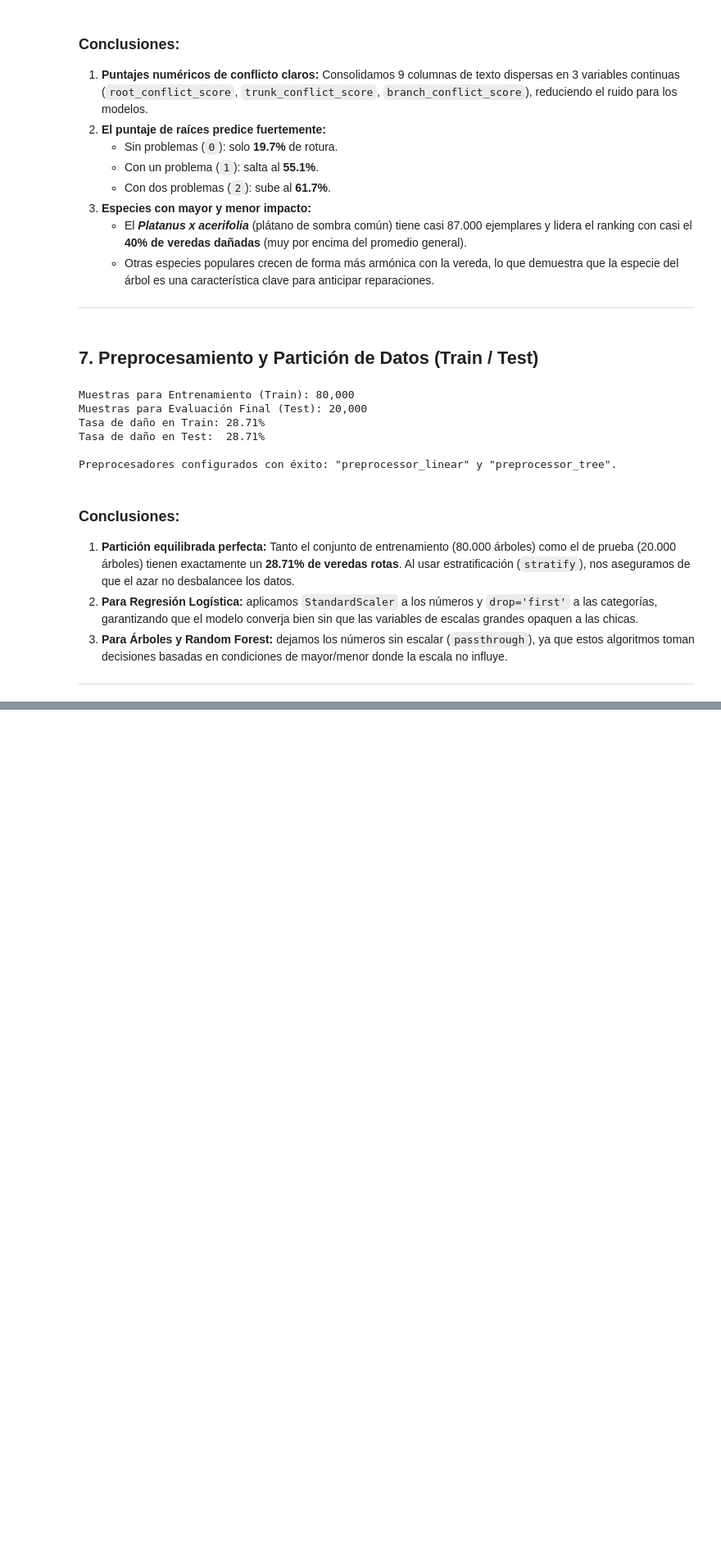
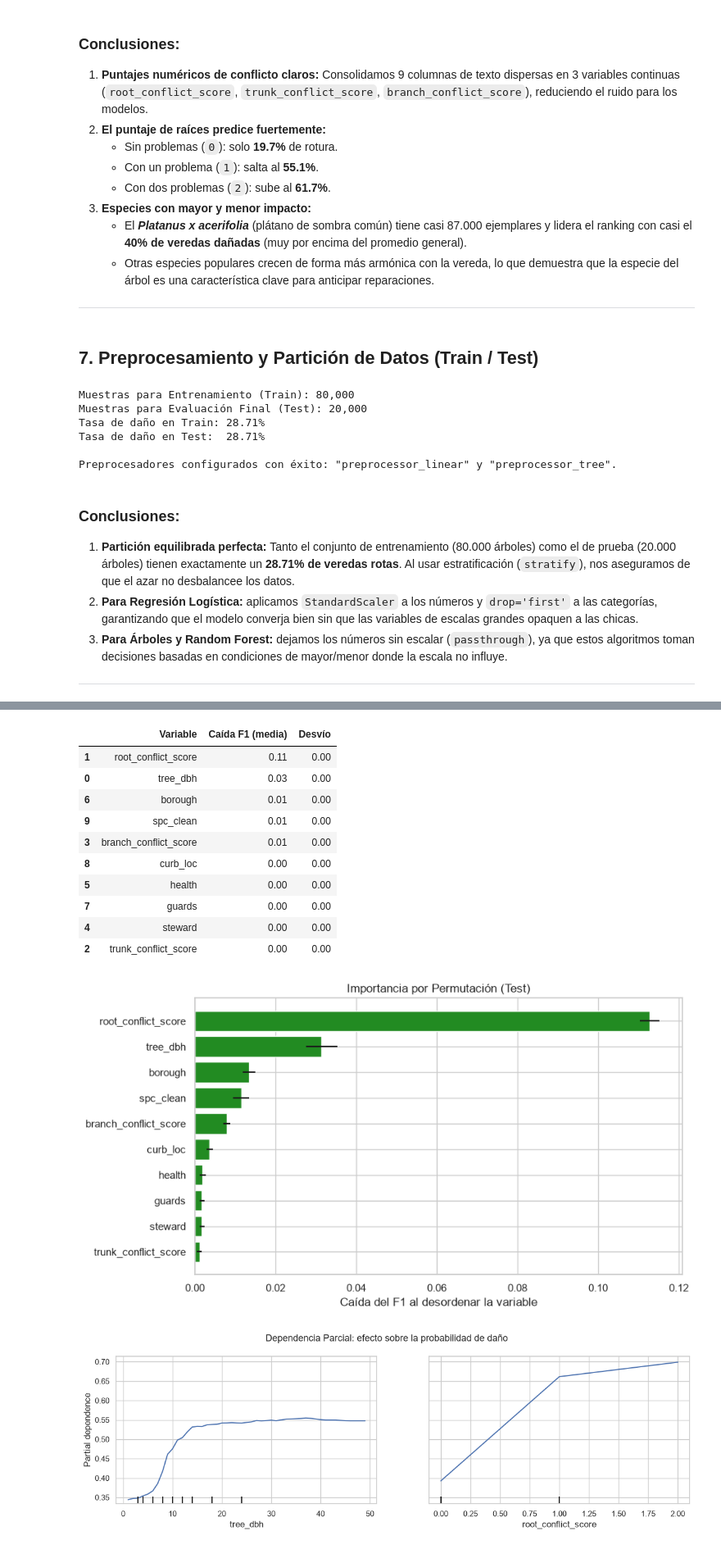
Before and after one commit to EnzoFer/YPF-curso-Data-Science, a Jupyter notebook: Final/Final.ipynb, the cells around one changed output, grey strips where cells are left out. Shown at 82% size. Saved outputs shown, nothing was run; the diff lists cells and outputs as text; code cells hidden in the pictures; blank space fills up the shorter version.

```diff
--- a/Final/Final.ipynb
+++ b/Final/Final.ipynb
@@ -539,0 +757,43 @@ weighted avg       0.51      0.71      0.59     20000
+# %%
+from sklearn.inspection import permutation_importance, PartialDependenceDisplay
+
+# 1. Importancia por Permutación sobre el test (variables originales, antes del encoding)
+perm = permutation_importance(best_rf, X_test, y_test, scoring='f1',
+                              n_repeats=10, random_state=42, n_jobs=-1)
+perm_df = pd.DataFrame({
+    'Variable': X_test.columns,
+    'Caída F1 (media)': perm.importances_mean,
+    'Desvío': perm.importances_std
+}).sort_values('Caída F1 (media)', ascending=False)
+display(perm_df.round(4))
+
+plt.figure(figsize=(9, 5))
+plt.barh(perm_df['Variable'], perm_df['Caída F1 (media)'], xerr=perm_df['Desvío'], color='forestgreen')
+plt.gca().invert_yaxis()
+plt.xlabel('Caída del F1 al desordenar la variable')
+plt.title('Importancia por Permutación (Test)')
+plt.tight_layout()
+plt.show()
+
+# 2. Dependencia parcial: dirección del efecto de las variables numéricas clave
+fig, ax = plt.subplots(figsize=(12, 4))
+X_pdp = X_test.sample(3000, random_state=42).astype({'tree_dbh': float, 'root_conflict_score': float})
+PartialDependenceDisplay.from_estimator(best_rf, X_pdp,
+                                        features=['tree_dbh', 'root_conflict_score'], ax=ax)
+plt.suptitle('Dependencia Parcial: efecto sobre la probabilidad de daño')
+plt.tight_layout()
+plt.show()
+# %% [output]
+|  | Variable | Caída F1 (media) | Desvío |
+| 1 | root_conflict_score | 0.11 | 0.00 |
+| 0 | tree_dbh | 0.03 | 0.00 |
+| 6 | borough | 0.01 | 0.00 |
+| 9 | spc_clean | 0.01 | 0.00 |
+| 3 | branch_conflict_score | 0.01 | 0.00 |
+| 8 | curb_loc | 0.00 | 0.00 |
+| 5 | health | 0.00 | 0.00 |
+| 7 | guards | 0.00 | 0.00 |
+| 4 | steward | 0.00 | 0.00 |
+| 2 | trunk_conflict_score | 0.00 | 0.00 |
+[figure, added]
+[figure, added]
```
Also changed, not shown: parts of 17 cells of this notebook, 2 other files.
